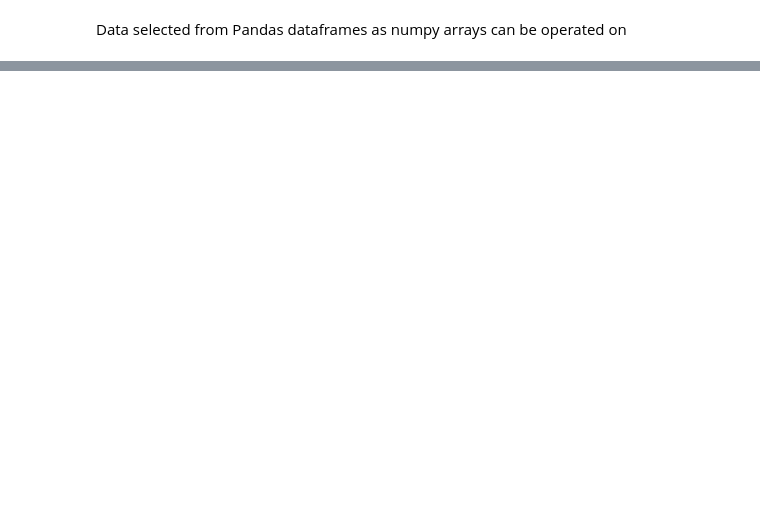
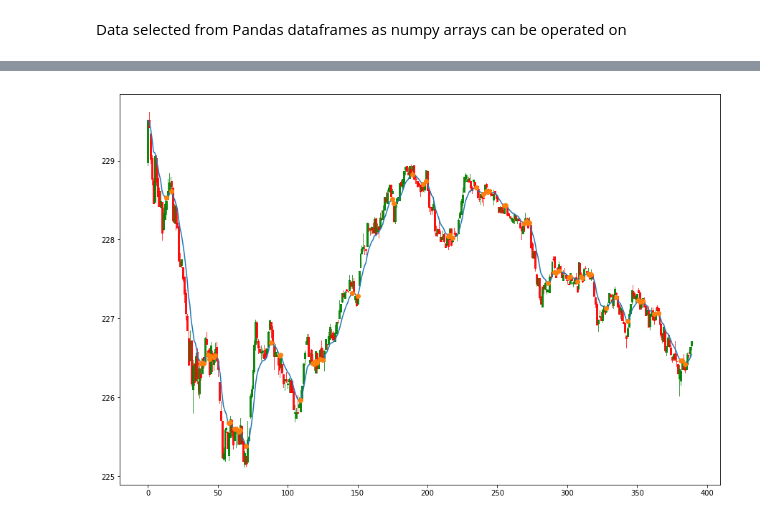
Before and after one commit to TidalPaladin/trader, a Jupyter notebook: trader-theory.ipynb, the cells around one changed output, grey strips where cells are left out. Cells and saved outputs as stored; diff of their text form; code cells hidden in the pictures; blank space fills up the shorter version.

```diff
--- a/trader-theory.ipynb
+++ b/trader-theory.ipynb
@@ -265,0 +255,15 @@ Using a non-tuple sequence for multidimensional indexing is deprecated; use `arr
+# %%
+periods = 9
+
+def get_ema(prices, periods):
+    alpha = 2 / (periods + 1)
+    result = np.empty(len(prices))
+    result[0] = prices[0]
+
+    for pos in range(1, len(prices)):
+        result[pos] = alpha * prices[pos] + (1-alpha) * result[pos-1]
+    return result
+
+ema = get_ema(df.close.values, periods)
+ema = np.column_stack((np.arange(0, len(ema)), ema))
+plot_chart(df, [ema],[high_coords, low_coords])
@@ -265,0 +281,9 @@ Using a non-tuple sequence for multidimensional indexing is deprecated; use `arr
+# %%
+peaks = sig.argrelmax(ema[:,1])[0]
+troughs = sig.argrelmin(ema[:,1])[0]
+
+peaks = np.column_stack((peaks, ema[peaks, 1]))
+troughs = np.column_stack((troughs, ema[troughs, 1]))
+plot_chart(df, [ema],[np.vstack((peaks, troughs))])
+# %% [output]
+[figure, added]
```
Also changed, not shown: parts of 23 cells of this notebook, 2 other files.
